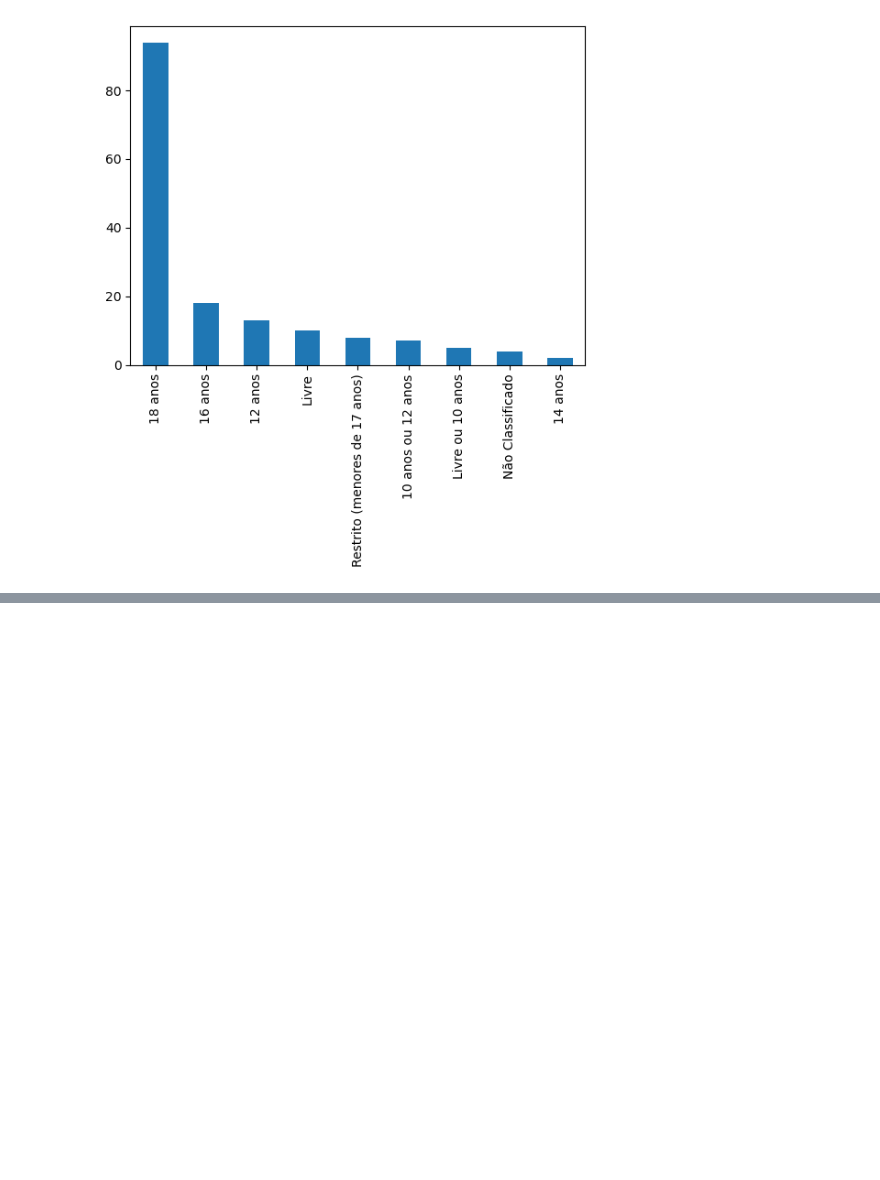
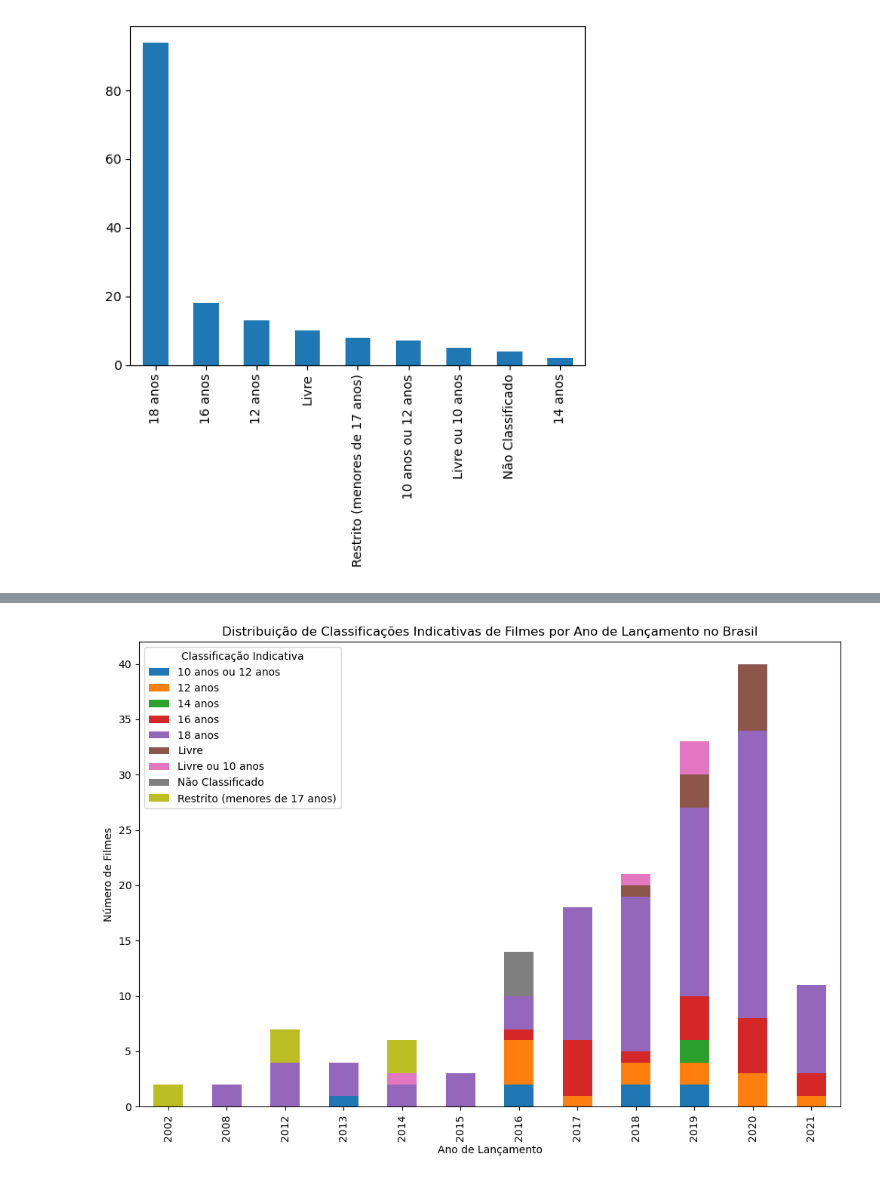
Before and after one commit to fernandococco/brazil_netflix, a Jupyter notebook: brazil_content.ipynb, the cells around one changed output, grey strips where cells are left out. Drawn from its saved outputs; the diff is of its cells as text; code cells hidden in the pictures; blank space fills up the shorter version.

```diff
--- a/brazil_content.ipynb
+++ b/brazil_content.ipynb
@@ -543,0 +552,19 @@ brazil_movies
+# %%
+## Existe uma relacao entre ano de lancamento e classificacao indicativa?
+### O Brasil tem produzido mais conteudo para qual público ao longo do tempo?
+
+# Tabela de contagem cruzada entre o ano de lançamento e a classificação indicativa
+movies_rating = pd.crosstab(brazil_split['release_year'], brazil_split['rating'])
+
+# Gráfico de barras empilhadas
+movies_rating.plot(kind='bar', stacked=True, figsize=(12, 8))
+
+plt.xlabel('Ano de Lançamento')
+plt.ylabel('Número de Filmes')
+plt.title('Distribuição de Classificações Indicativas de Filmes por Ano de Lançamento no Brasil')
+
+# Mostrar o gráfico
+plt.legend(title='Classificação Indicativa')
+plt.show()
+# %% [output]
+[figure, added]
```
Also changed, not shown: parts of 10 cells of this notebook.
